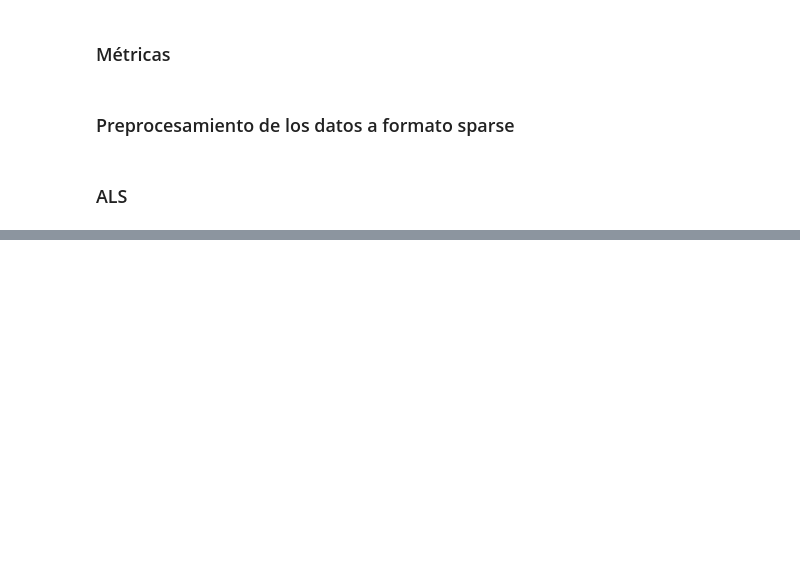
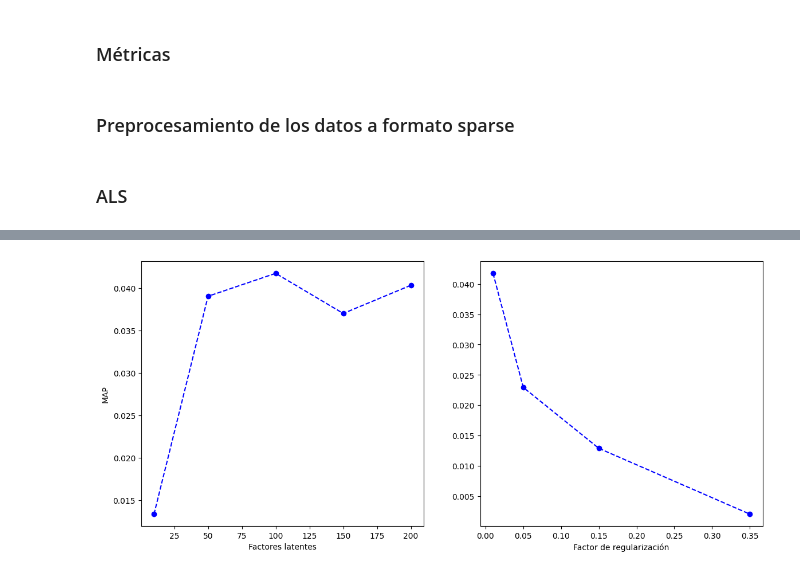
Before and after one commit to davidlealo/tarea_1_sisrec_2026, a Jupyter notebook: T1_SysRec.ipynb, the cells around one changed output, grey strips where cells are left out. Cells and saved outputs as stored; diff of their text form; code cells hidden in the pictures; blank space fills up the shorter version.

```diff
--- a/T1_SysRec.ipynb
+++ b/T1_SysRec.ipynb
@@ -119,33 +92,40 @@ def precision_at_k(r, k):
     assert 1 <= k <= r.size
     return (np.asarray(r)[:k]).mean()
 
+
 def recall_at_k(r, k):
     assert 1 <= k <= r.size
     return (np.asarray(r)[:k]).sum() / np.asarray(r).sum()
 
+
 def average_precision_at_k(r, k):
     r = np.asarray(r)
-    n_rel = r.sum() # Número de items relevantes
+    n_rel = r.sum()  # Número de items relevantes
     if n_rel == 0:
-        return 0.
+        return 0.0
     vectorized_precision = np.vectorize(lambda i: precision_at_k(r, i))
     indices = np.arange(1, len(r) + 1)
-    precisions = vectorized_precision(indices) # Precision@k por cada posición del ranking
+    precisions = vectorized_precision(
+        indices
+    )  # Precision@k por cada posición del ranking
     score = np.sum(precisions * r)
     return score / min(k, n_rel)
+
 
 def dcg_at_k(r, k):
     r = np.asarray(r)[:k]
     if r.size:
-        return np.sum(np.subtract(np.power(2, r), 1) / np.log2(np.arange(2, r.size + 2)))
-    return 0.
+        return np.sum(
+            np.subtract(np.power(2, r), 1) / np.log2(np.arange(2, r.size + 2))
+        )
+    return 0.0
 
 
 def ndcg_at_k(r, k):
     idcg = dcg_at_k(sorted(r, reverse=True), k)
 
     if not idcg:
-        return 0.
+        return 0.0
     return dcg_at_k(r, k) / idcg
 # %% [markdown]
 ### Preprocesamiento de los datos a formato sparse
@@ -243,0 +730,29 @@ ndcg: 0.08425422685093316
+# %%
+fig, axes = plt.subplots(1, 2, figsize=(14, 6))
+
+# Graficamos el MAP a partir de la cantidad de factores latentes con factor de regularización fijo en 0.01
+axes[0].plot(
+    [key[0] for key in bpr_perf.keys() if (key[1] == 0.01 and key[2] == 0.25)],
+    [
+        bpr_perf[key].map
+        for key in bpr_perf.keys()
+        if (key[1] == 0.01 and key[2] == 0.25)
+    ],
+    "--bo",
+)
+axes[0].set_xlabel("Factores latentes")
+axes[0].set_ylabel("MAP")
+# Graficamos el MAP a partir del factor de regularización con 100 factores latentes
+axes[1].plot(
+    [key[1] for key in bpr_perf.keys() if (key[0] == 100 and key[2] == 0.25)],
+    [
+        bpr_perf[key].map
+        for key in bpr_perf.keys()
+        if (key[0] == 100 and key[2] == 0.25)
+    ],
+    "--bo",
+)
+axes[1].set_xlabel("Factor de regularización")
+plt.show()
+# %% [output]
+[figure, added]
```
Also changed, not shown: parts of 23 cells of this notebook.
